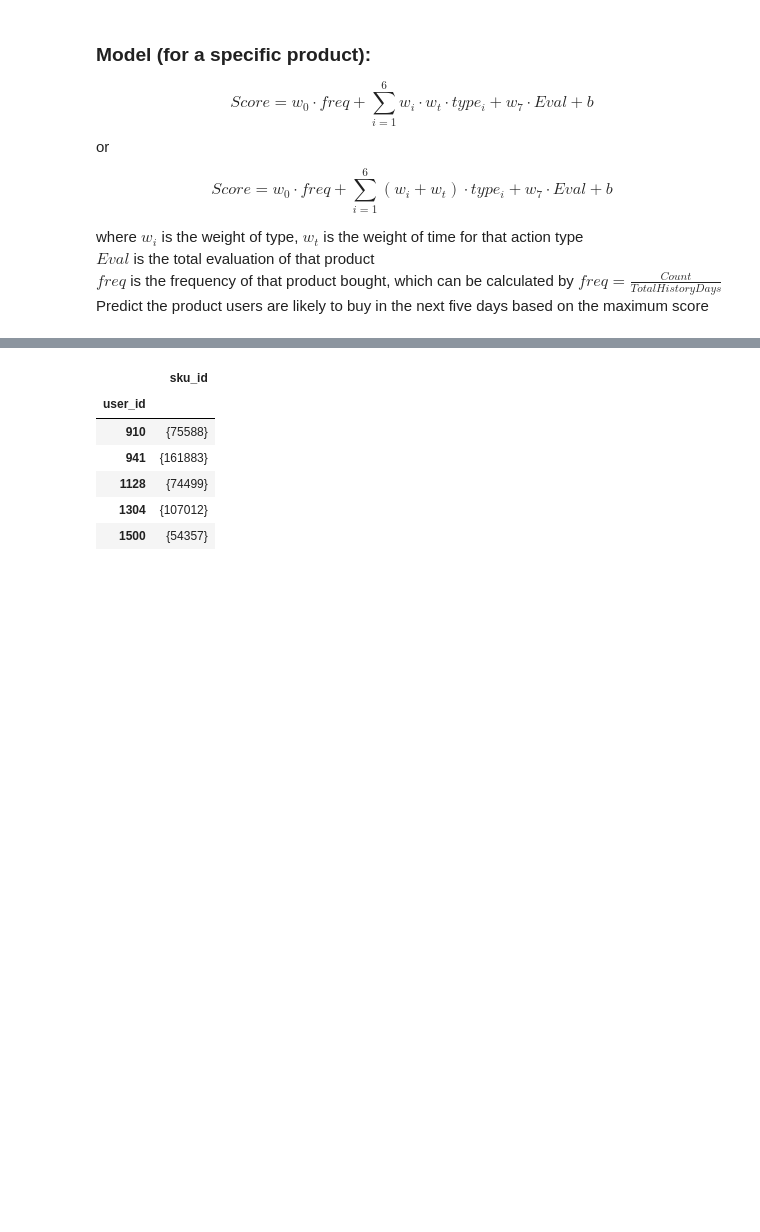
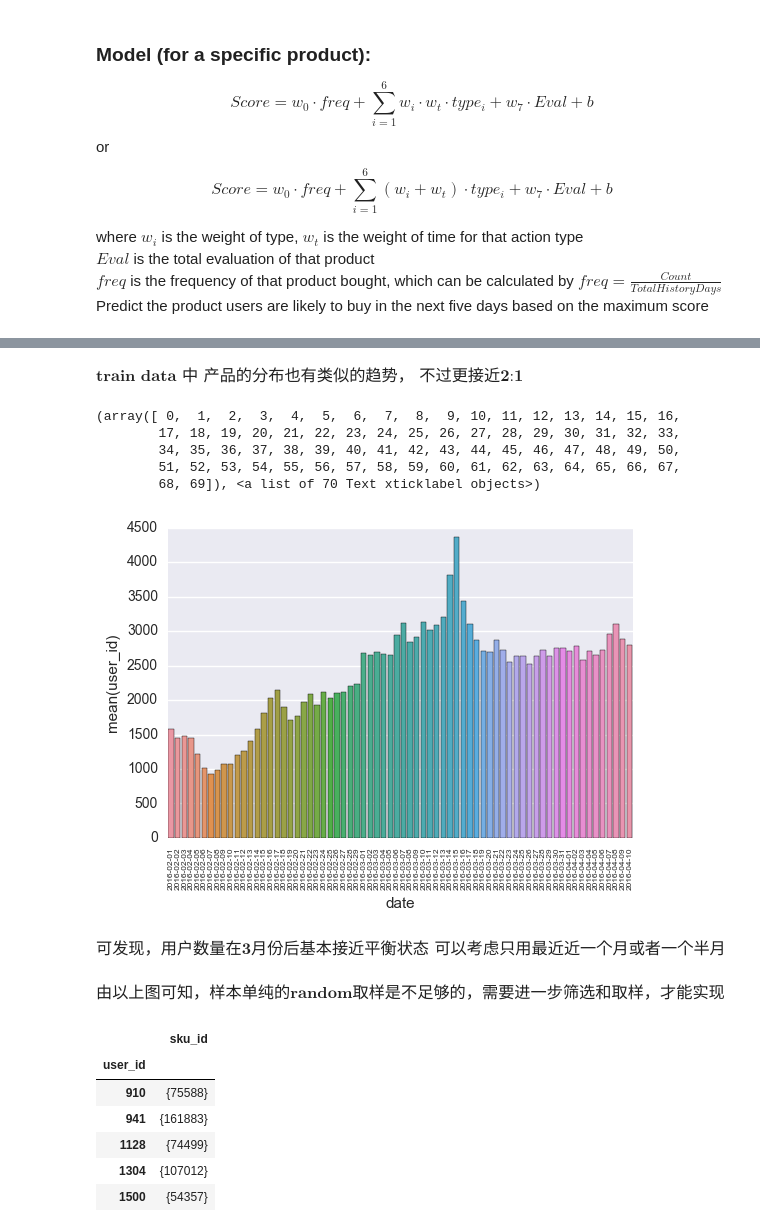
Before and after one commit to jiajuns/JD, a Jupyter notebook: code/explore.ipynb, the cells around one changed output, grey strips where cells are left out. Saved outputs shown, nothing was run; the diff lists cells and outputs as text; code cells hidden in the pictures; blank space fills up the shorter version.

```diff
--- a/code/explore.ipynb
+++ b/code/explore.ipynb
@@ -347,3 +367,23 @@ train = train[train['user_id'].isin(test['user_id'])]
+# %% [markdown]
+$\textbf{train data 中 产品的分布也有类似的趋势， 不过更接近2:1}$
+# %%
+# 发生行为用户数量随时间分布
+
+# groupby date
+user_time_df = train[['date', 'user_id']].groupby(['date']).agg(lambda x: len(set(x)))
+sns.barplot(user_time_df.index, user_time_df['user_id'])
+plt.xticks(rotation = 90, fontsize = 6)
+# %% [output]
+(array([ 0,  1,  2,  3,  4,  5,  6,  7,  8,  9, 10, 11, 12, 13, 14, 15, 16,
+        17, 18, 19, 20, 21, 22, 23, 24, 25, 26, 27, 28, 29, 30, 31, 32, 33,
+        34, 35, 36, 37, 38, 39, 40, 41, 42, 43, 44, 45, 46, 47, 48, 49, 50,
+        51, 52, 53, 54, 55, 56, 57, 58, 59, 60, 61, 62, 63, 64, 65, 66, 67,
+        68, 69]), <a list of 70 Text xticklabel objects>)
+[figure, added]
+# %% [markdown]
+$\textbf{可发现，用户数量在3月份后基本接近平衡状态 可以考虑只用最近近一个月或者一个半月的数据进行预测}$
+# %% [markdown]
+$\textbf{由以上图可知，样本单纯的random取样是不足够的，需要进一步筛选和取样，才能实现更好的模型结果}$
 # %%
 test_data = test[['user_id', 'sku_id']].groupby(['user_id']).agg(lambda x: set(x))
 test_data.head()
```
Also changed, not shown: parts of 7 cells of this notebook.
